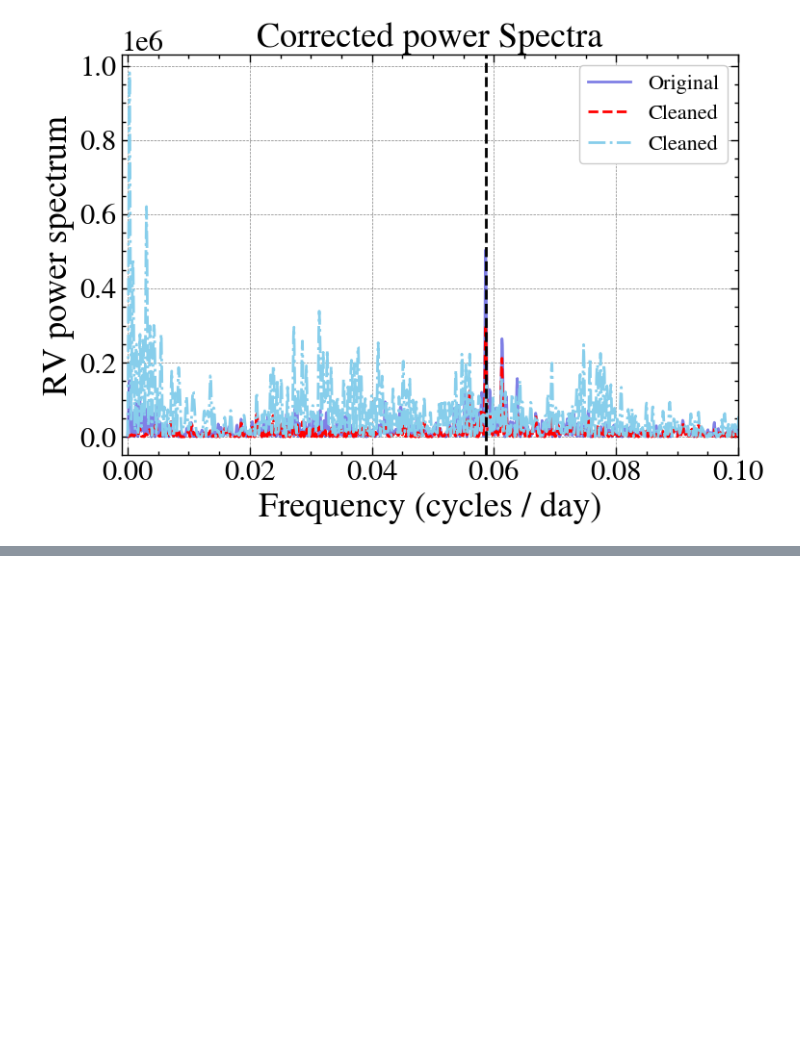
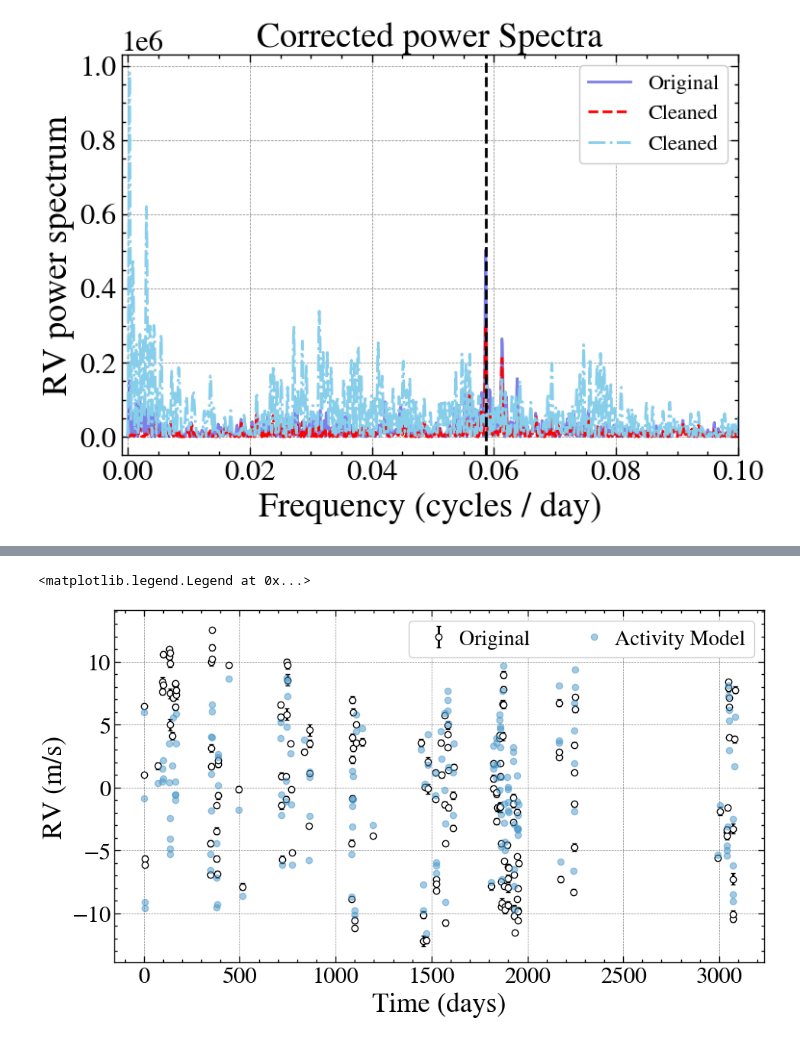
Before and after one commit to vicaleram/fdac, a Jupyter notebook: docs/examples/HD99492_fdac.ipynb, the cells around one changed output, grey strips where cells are left out. Drawn from its saved outputs; the diff is of its cells as text; code cells hidden in the pictures; blank space fills up the shorter version.

Commit message:
Added the CLS data example

```diff
--- a/docs/examples/HD99492_fdac.ipynb
+++ b/docs/examples/HD99492_fdac.ipynb
@@ -153,0 +175,12 @@ plt.axvline(1/95.4, color= 'k', ls='--')
+# %%
+plt.figure(figsize=(11,6))
+plt.errorbar(time-time[0], rvs, yerr=data['e_RV'], fmt='o', markeredgecolor='k', markerfacecolor='white', \
+             markersize=6, ecolor='k', capsize=2, label='Original')
+plt.errorbar(time-time[0], fdac.residuals, fmt='o', markeredgecolor=colors[2], markerfacecolor=colors[2], \
+             alpha=0.5, label='Activity Model')
+plt.ylabel("RV (m/s)")
+plt.xlabel("Time (days)")
+plt.legend(handletextpad = 0.0, ncol=2, fontsize=20)
+# %% [output]
+<matplotlib.legend.Legend at 0x...>
+[figure, added]
```
Also changed, not shown: parts of 2 cells of this notebook, 5 other files.
